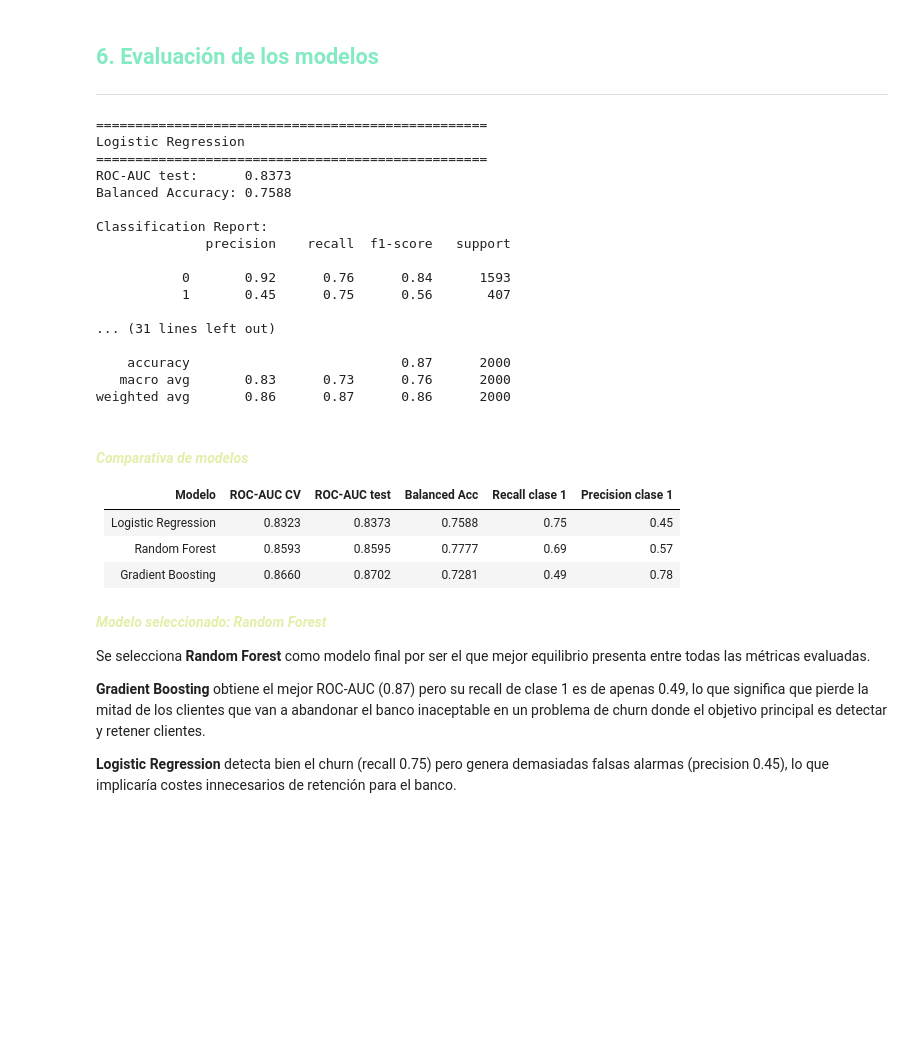
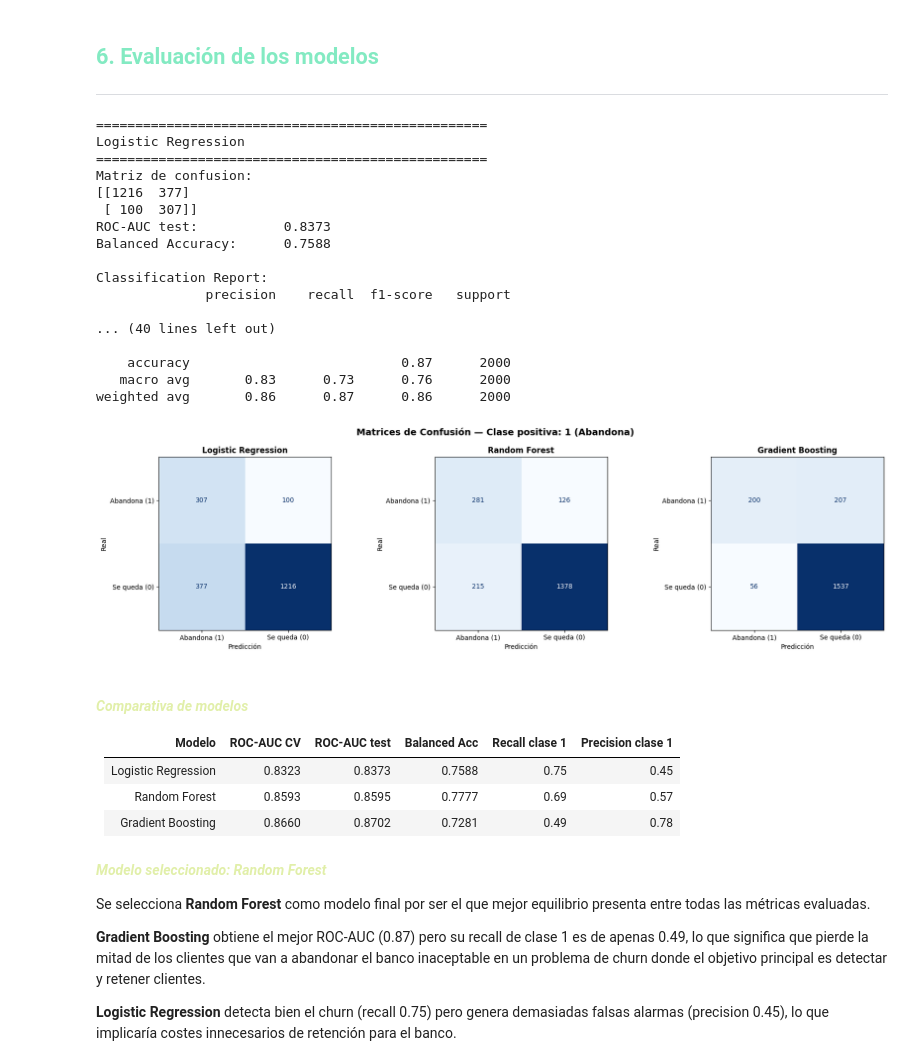
Before and after one commit to CPasData/ML-OPS, a Jupyter notebook: notebooks/churn_model.ipynb, the cells around one changed output. Cells and saved outputs as stored; diff of their text form; code cells hidden in the pictures; blank space fills up the shorter version.

Commit message:
Nuevo modelo

```diff
--- a/notebooks/churn_model.ipynb
+++ b/notebooks/churn_model.ipynb
@@ -375,27 +375,53 @@ for nombre, resultado in resultados.items():
     print(f"{'='*50}")
     print(f"{nombre}")
     print(f"{'='*50}")
-    print(f"ROC-AUC test:      {roc_auc_score(y_test, y_prob):.4f}")
-    print(f"Balanced Accuracy: {balanced_accuracy_score(y_test, y_pred):.4f}")
+    print(f"Matriz de confusion:    \n{confusion_matrix(y_test, y_pred, labels=modelo.classes_)}")
+    print(f"ROC-AUC test:           {roc_auc_score(y_test, y_prob):.4f}")
+    print(f"Balanced Accuracy:      {balanced_accuracy_score(y_test, y_pred):.4f}")
     print(f"\nClassification Report:\n{classification_report(y_test, y_pred)}")
 # %% [output]
 ==================================================
 Logistic Regression
 ==================================================
-ROC-AUC test:      0.8373
-Balanced Accuracy: 0.7588
+Matriz de confusion:
+[[1216  377]
+ [ 100  307]]
+ROC-AUC test:           0.8373
+Balanced Accuracy:      0.7588
 
 Classification Report:
               precision    recall  f1-score   support
 
-           0       0.92      0.76      0.84      1593
-           1       0.45      0.75      0.56       407
-
-... (31 lines left out)
+... (40 lines left out)
 
     accuracy                           0.87      2000
    macro avg       0.83      0.73      0.76      2000
 weighted avg       0.86      0.87      0.86      2000
+# %%
+fig, axes = plt.subplots(1, 3, figsize=(18, 5))
+fig.suptitle('Matrices de Confusión — Clase positiva: 1 (Abandona)', fontsize=14, fontweight='bold')
+
+for ax, (nombre, resultado) in zip(axes, resultados.items()):
+    modelo = resultado['mejor_modelo']
+    y_pred = modelo.predict(X_test)
+
+    disp = ConfusionMatrixDisplay.from_predictions(
+        y_test,
+        y_pred,
+        labels=[1, 0],
+        display_labels=['Abandona (1)', 'Se queda (0)'],
+        colorbar=False,
+        cmap='Blues',
+        ax=ax
+    )
+    ax.set_title(nombre, fontsize=12, fontweight='bold')
+    ax.set_xlabel('Predicción', fontsize=10)
+    ax.set_ylabel('Real', fontsize=10)
+
+plt.tight_layout()
+plt.show()
+# %% [output]
+[figure, added]
 # %% [markdown]
 #### <font color= #e1efa9>***Comparativa de modelos***</font><br>
 
```
Also changed, not shown: parts of 3 cells of this notebook, 1 other file.
